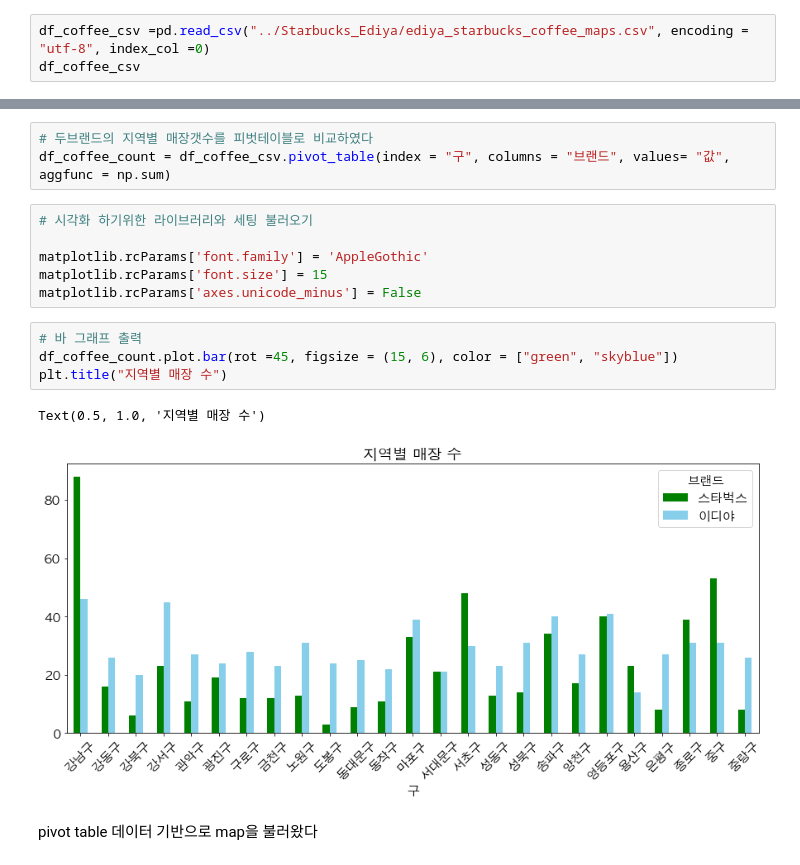
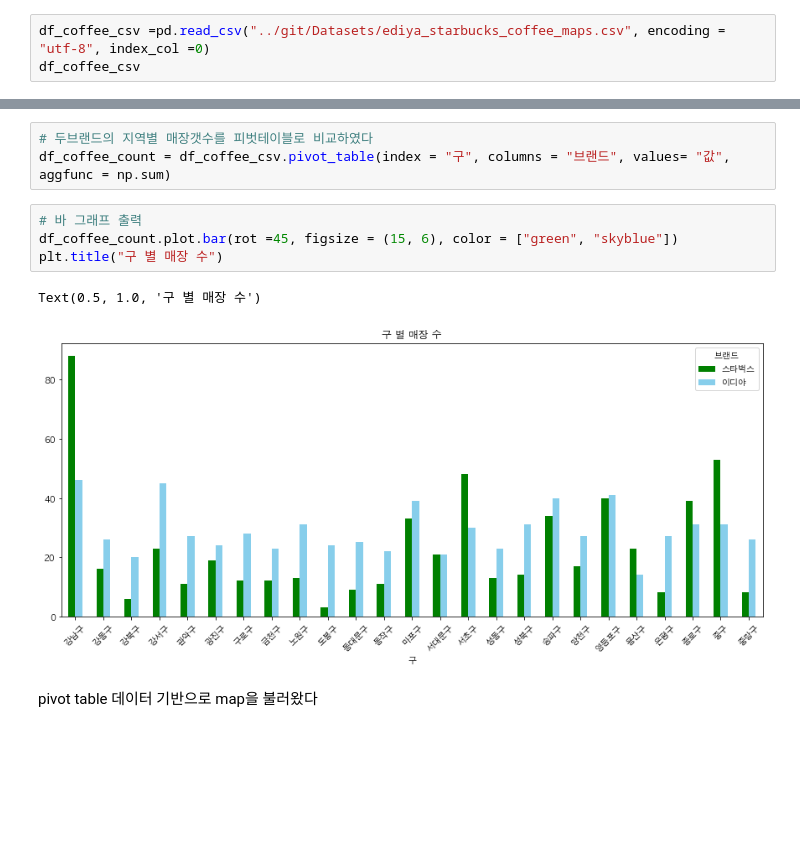
Before and after one commit to ykgoesdumb/Data_Analysis_Projects, a Jupyter notebook: 스타벅스_이디야.ipynb, the cells around one changed output, grey strips where cells are left out. Drawn from its saved outputs; the diff is of its cells as text; blank space fills up the shorter version.

```diff
--- a/스타벅스_이디야.ipynb
+++ b/스타벅스_이디야.ipynb
@@ -247,5 +229,5 @@ df_coffee.to_csv("../Starbucks_Ediya/ediya_starbucks_coffee_maps.csv", sep = ','
 # %%
-df_coffee_csv =pd.read_csv("../Starbucks_Ediya/ediya_starbucks_coffee_maps.csv", encoding = "utf-8", index_col =0)
+df_coffee_csv =pd.read_csv("../git/Datasets/ediya_starbucks_coffee_maps.csv", encoding = "utf-8", index_col =0)
 df_coffee_csv
 # %% [output]
 |  | 매장이름 | 주소 | 구 | 브랜드 | 위도 | 경도 |
@@ -315,19 +297,13 @@ df_coffee_csv.head()
 # %%
 # 두브랜드의 지역별 매장갯수를 피벗테이블로 비교하였다
 df_coffee_count = df_coffee_csv.pivot_table(index = "구", columns = "브랜드", values= "값", aggfunc = np.sum)
-# %%
-# 시각화 하기위한 라이브러리와 세팅 불러오기
-
-matplotlib.rcParams['font.family'] = 'AppleGothic'
-matplotlib.rcParams['font.size'] = 15
-matplotlib.rcParams['axes.unicode_minus'] = False
 # %%
 # 바 그래프 출력
 df_coffee_count.plot.bar(rot =45, figsize = (15, 6), color = ["green", "skyblue"])
-plt.title("지역별 매장 수")
+plt.title("구 별 매장 수")
 # %% [output]
-Text(0.5, 1.0, '지역별 매장 수')
+Text(0.5, 1.0, '구 별 매장 수')
-[figure, old version]
+[figure, new version]
 # %% [markdown]
 pivot table 데이터 기반으로 map을 불러왔다
 # %%
```
Also changed, not shown: parts of 2 cells of this notebook.
